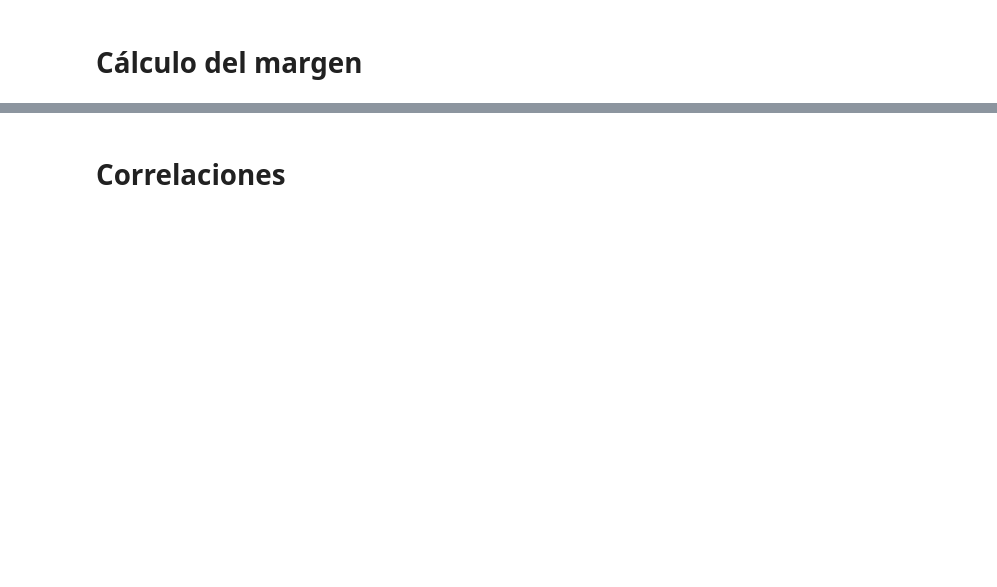
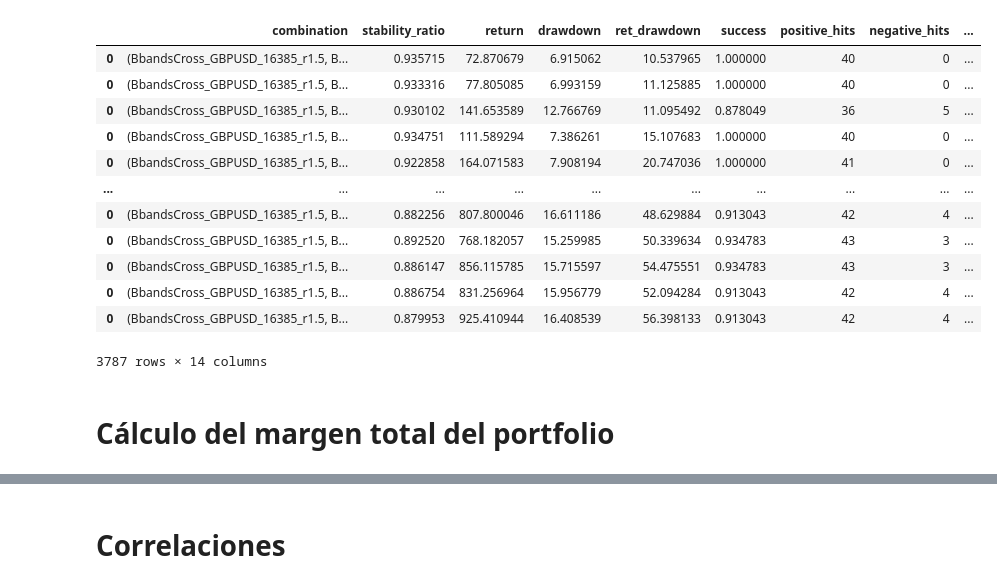
Before and after one commit to SaidJacobo/forex_ml_bot, a Jupyter notebook: risk_analysis.ipynb, the cells around one changed output, grey strips where cells are left out. Cells and saved outputs as stored; diff of their text form; code cells hidden in the pictures; blank space fills up the shorter version.

```diff
--- a/risk_analysis.ipynb
+++ b/risk_analysis.ipynb
@@ -49,6 +210,9 @@ root = './backbone/data'
 with open('configs/live_trading.yml', 'r') as file:
     strategies = yaml.safe_load(file)
 
+with open("./configs/leverages.yml", "r") as file_name:
+    leverages = yaml.safe_load(file_name)
+
 timeframes_to_number = {
     'H1': 16385,
     'H2': 16386,
@@ -67,7 +231,6 @@ for strategy_name, configs in strategies.items():
     name = strategy_name.split('.')[-1]
     use_wfo = wfo_params['use_wfo']
 
-
     root =  os.path.join('./backtesting_pipeline/strategies', name)
 
     if use_wfo:
@@ -78,9 +241,8 @@ for strategy_name, configs in strategies.items():
 
     for ticker, info in instruments_info.items():
         symbol_info = mt5.symbol_info(ticker)
-        category = symbol_info.path.split('\\')[0]
 
-        leverage = leverages_per_category[category]
+        leverage = leverages[ticker]
 
         timeframe = timeframes_to_number[info['timeframe']]
         key = f'{ticker}_{timeframe}'
@@ -149,0 +406,21 @@ for strategy in all_trades.keys():
+# %%
+import itertools
+
+n_strategies= len(original_and_syntetic_eq_curves.keys())
+
+sets = []
+for k, v in original_and_syntetic_eq_curves.items():
+    sets.append(list(v.keys()))
+
+# Generar todas las combinaciones posibles tomando al menos 2 conjuntos
+combinations = []
+
+# Iterar sobre todos los tamaños posibles (2 o 3 elementos)
+for r in range(3, n_strategies + 1):
+    for combination in itertools.combinations(sets, r):
+        # Generar el producto cartesiano para la combinación seleccionada
+        combinations.extend(itertools.product(*combination))
+
+
+print(len(combinations))
+combinations
@@ -149,0 +530,16 @@ for strategy in all_trades.keys():
+# %%
+results
+# %% [output]
+|  | combination | stability_ratio | return | drawdown | ret_drawdown | success | positive_hits | negative_hits | ... |
+| 0 | (BbandsCross_GBPUSD_16385_r1.5, B... | 0.935715 | 72.870679 | 6.915062 | 10.537965 | 1.000000 | 40 | 0 | ... |
+| 0 | (BbandsCross_GBPUSD_16385_r1.5, B... | 0.933316 | 77.805085 | 6.993159 | 11.125885 | 1.000000 | 40 | 0 | ... |
+| 0 | (BbandsCross_GBPUSD_16385_r1.5, B... | 0.930102 | 141.653589 | 12.766769 | 11.095492 | 0.878049 | 36 | 5 | ... |
+| 0 | (BbandsCross_GBPUSD_16385_r1.5, B... | 0.934751 | 111.589294 | 7.386261 | 15.107683 | 1.000000 | 40 | 0 | ... |
+| 0 | (BbandsCross_GBPUSD_16385_r1.5, B... | 0.922858 | 164.071583 | 7.908194 | 20.747036 | 1.000000 | 41 | 0 | ... |
+| ... | ... | ... | ... | ... | ... | ... | ... | ... | ... |
+| 0 | (BbandsCross_GBPUSD_16385_r1.5, B... | 0.882256 | 807.800046 | 16.611186 | 48.629884 | 0.913043 | 42 | 4 | ... |
+| 0 | (BbandsCross_GBPUSD_16385_r1.5, B... | 0.892520 | 768.182057 | 15.259985 | 50.339634 | 0.934783 | 43 | 3 | ... |
+| 0 | (BbandsCross_GBPUSD_16385_r1.5, B... | 0.886147 | 856.115785 | 15.715597 | 54.475551 | 0.934783 | 43 | 3 | ... |
+| 0 | (BbandsCross_GBPUSD_16385_r1.5, B... | 0.886754 | 831.256964 | 15.956779 | 52.094284 | 0.913043 | 42 | 4 | ... |
+| 0 | (BbandsCross_GBPUSD_16385_r1.5, B... | 0.879953 | 925.410944 | 16.408539 | 56.398133 | 0.913043 | 42 | 4 | ... |
+3787 rows × 14 columns
@@ -150,2 +552,2 @@ for strategy in all_trades.keys():
 # %% [markdown]
-# Cálculo del margen
+# Cálculo del margen total del portfolio
```
Also changed, not shown: parts of 35 cells of this notebook.
